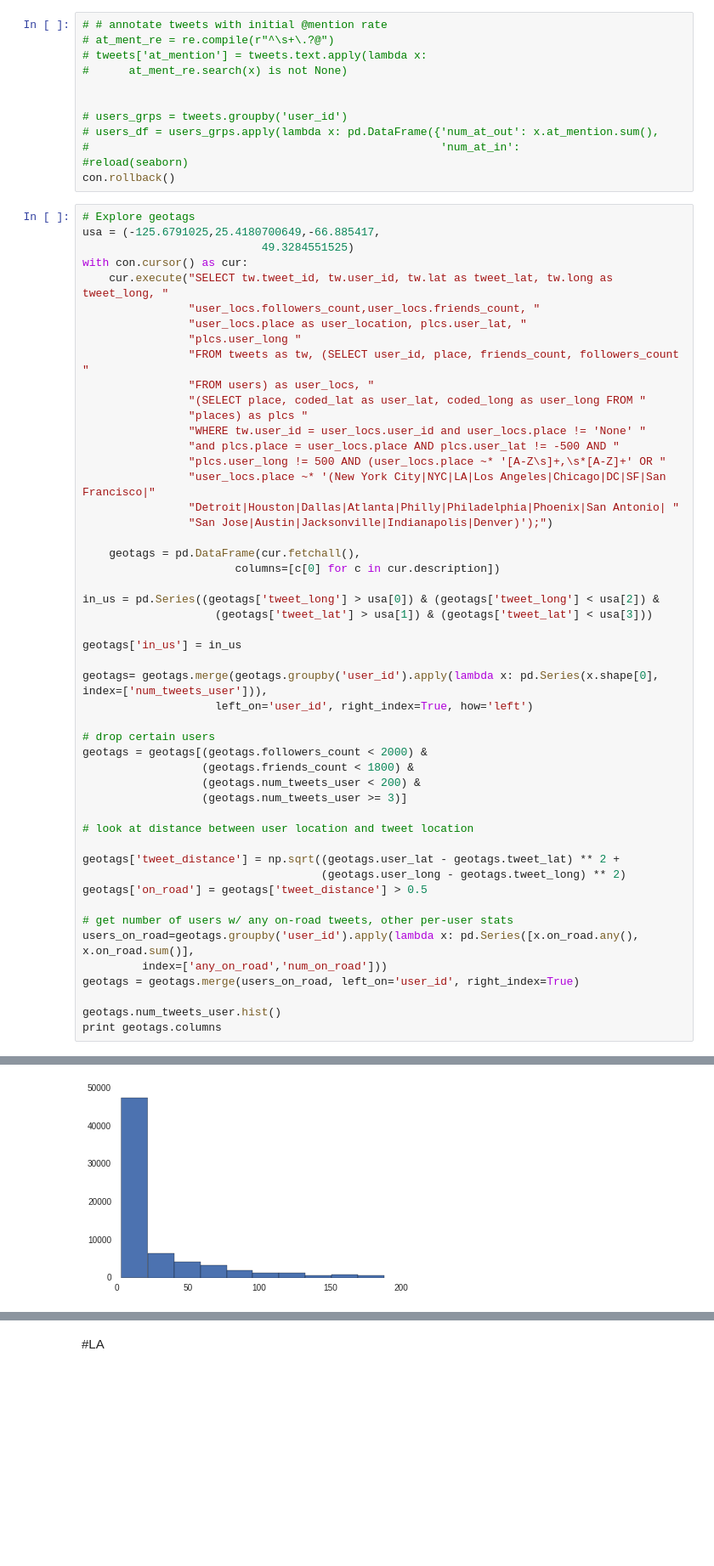
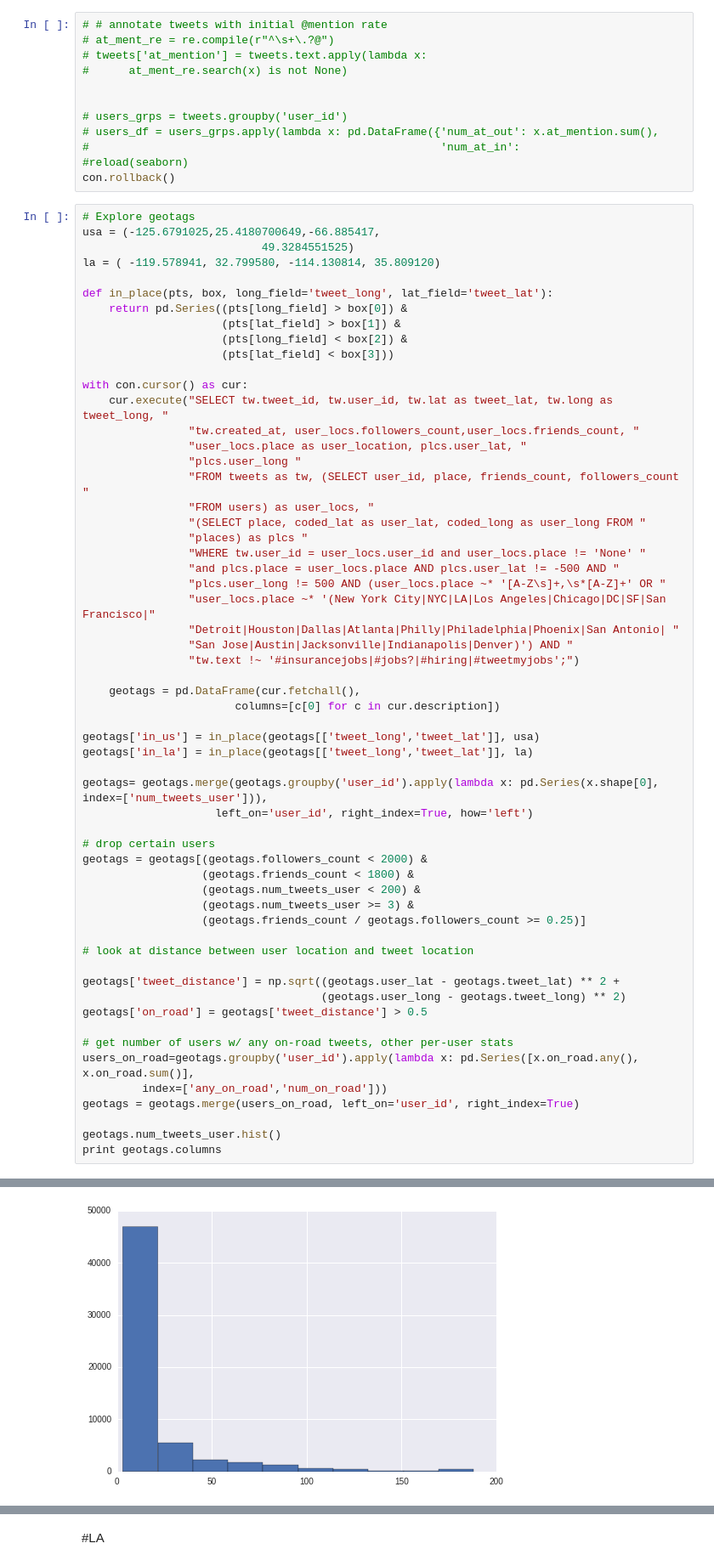
Before and after one commit to pcallier/insight, a Jupyter notebook: notebooks/Explore.ipynb, the cells around one changed output, grey strips where cells are left out. Shown at 85% size. Saved outputs shown, nothing was run; the diff lists cells and outputs as text; blank space fills up the shorter version.

```diff
--- a/notebooks/Explore.ipynb
+++ b/notebooks/Explore.ipynb
@@ -68,9 +108,17 @@ con.rollback()
 # Explore geotags
 usa = (-125.6791025,25.4180700649,-66.885417,
                            49.3284551525)
+la = ( -119.578941, 32.799580, -114.130814, 35.809120)
+
+def in_place(pts, box, long_field='tweet_long', lat_field='tweet_lat'):
+    return pd.Series((pts[long_field] > box[0]) &
+                     (pts[lat_field] > box[1]) &
+                     (pts[long_field] < box[2]) &
+                     (pts[lat_field] < box[3]))
+
 with con.cursor() as cur:
     cur.execute("SELECT tw.tweet_id, tw.user_id, tw.lat as tweet_lat, tw.long as tweet_long, "
-                "user_locs.followers_count,user_locs.friends_count, "
+                "tw.created_at, user_locs.followers_count,user_locs.friends_count, "
                 "user_locs.place as user_location, plcs.user_lat, "
                 "plcs.user_long "
                 "FROM tweets as tw, (SELECT user_id, place, friends_count, followers_count "
@@ -82,15 +130,14 @@ with con.cursor() as cur:
                 "plcs.user_long != 500 AND (user_locs.place ~* '[A-Z\s]+,\s*[A-Z]+' OR "
                 "user_locs.place ~* '(New York City|NYC|LA|Los Angeles|Chicago|DC|SF|San Francisco|"
                 "Detroit|Houston|Dallas|Atlanta|Philly|Philadelphia|Phoenix|San Antonio| "
-                "San Jose|Austin|Jacksonville|Indianapolis|Denver)');")
+                "San Jose|Austin|Jacksonville|Indianapolis|Denver)') AND "
+                "tw.text !~ '#insurancejobs|#jobs?|#hiring|#tweetmyjobs';")
 
     geotags = pd.DataFrame(cur.fetchall(),
                        columns=[c[0] for c in cur.description])
 
-in_us = pd.Series((geotags['tweet_long'] > usa[0]) & (geotags['tweet_long'] < usa[2]) &
-                    (geotags['tweet_lat'] > usa[1]) & (geotags['tweet_lat'] < usa[3]))
-
-geotags['in_us'] = in_us
+geotags['in_us'] = in_place(geotags[['tweet_long','tweet_lat']], usa)
+geotags['in_la'] = in_place(geotags[['tweet_long','tweet_lat']], la)
 
 geotags= geotags.merge(geotags.groupby('user_id').apply(lambda x: pd.Series(x.shape[0], index=['num_tweets_user'])),
                     left_on='user_id', right_index=True, how='left')
@@ -99,7 +146,8 @@ geotags= geotags.merge(geotags.groupby('user_id').apply(lambda x: pd.Series(x.sh
 geotags = geotags[(geotags.followers_count < 2000) &
                   (geotags.friends_count < 1800) &
                   (geotags.num_tweets_user < 200) &
-                  (geotags.num_tweets_user >= 3)]
+                  (geotags.num_tweets_user >= 3) &
+                  (geotags.friends_count / geotags.followers_count >= 0.25)]
 
 # look at distance between user location and tweet location
 
@@ -119,4 +167,4 @@ Index([u'tweet_id', u'user_id', u'tweet_lat', u'tweet_long', u'followers_count',
-[figure, old version]
+[figure, new version]
 # %%
 print "Number NA user lat/long: " + str(geotags[['user_id', 'user_lat']].drop_duplicates().user_lat.isnull().sum())
 print geotags.shape
```
Also changed, not shown: parts of 47 cells of this notebook.
